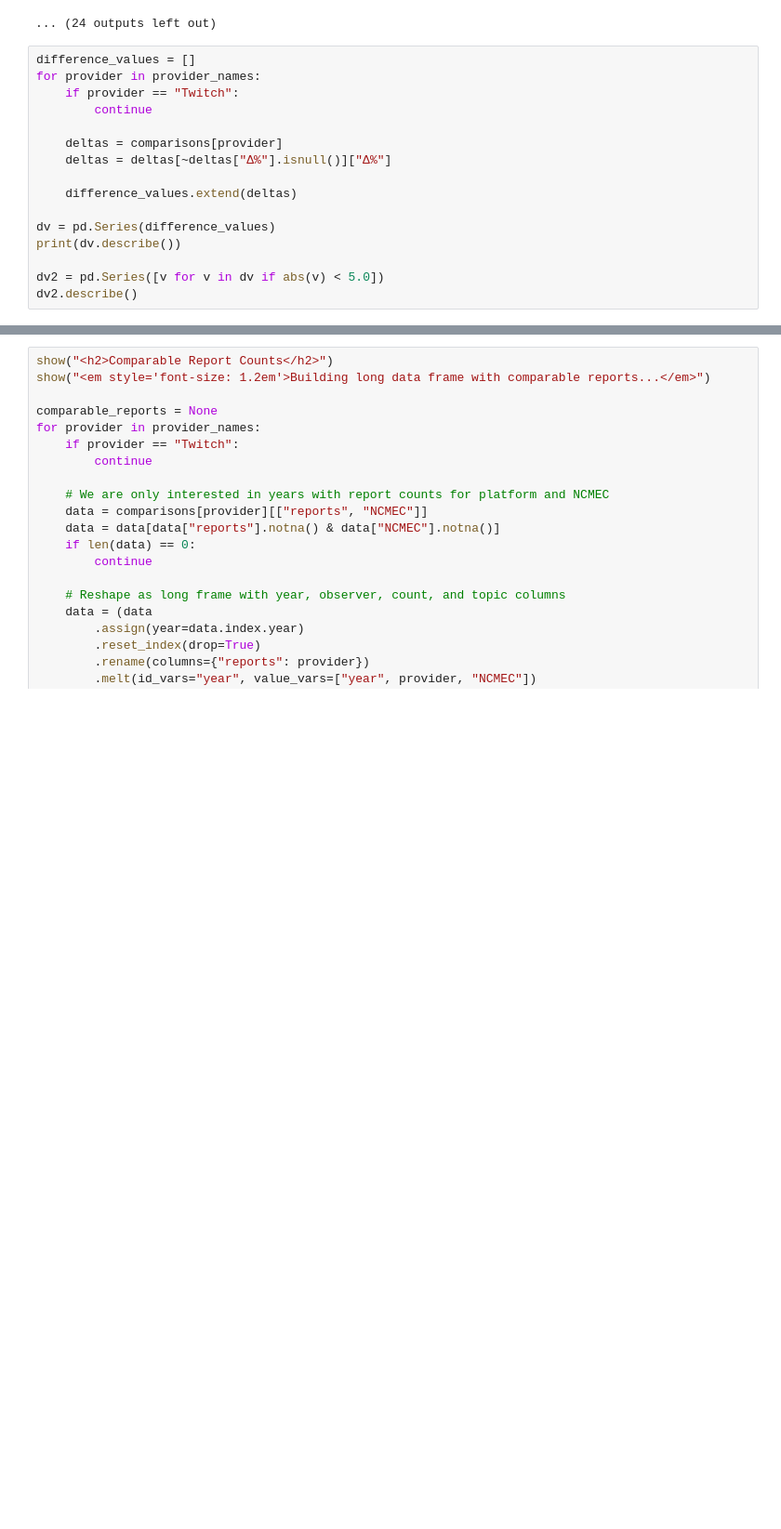
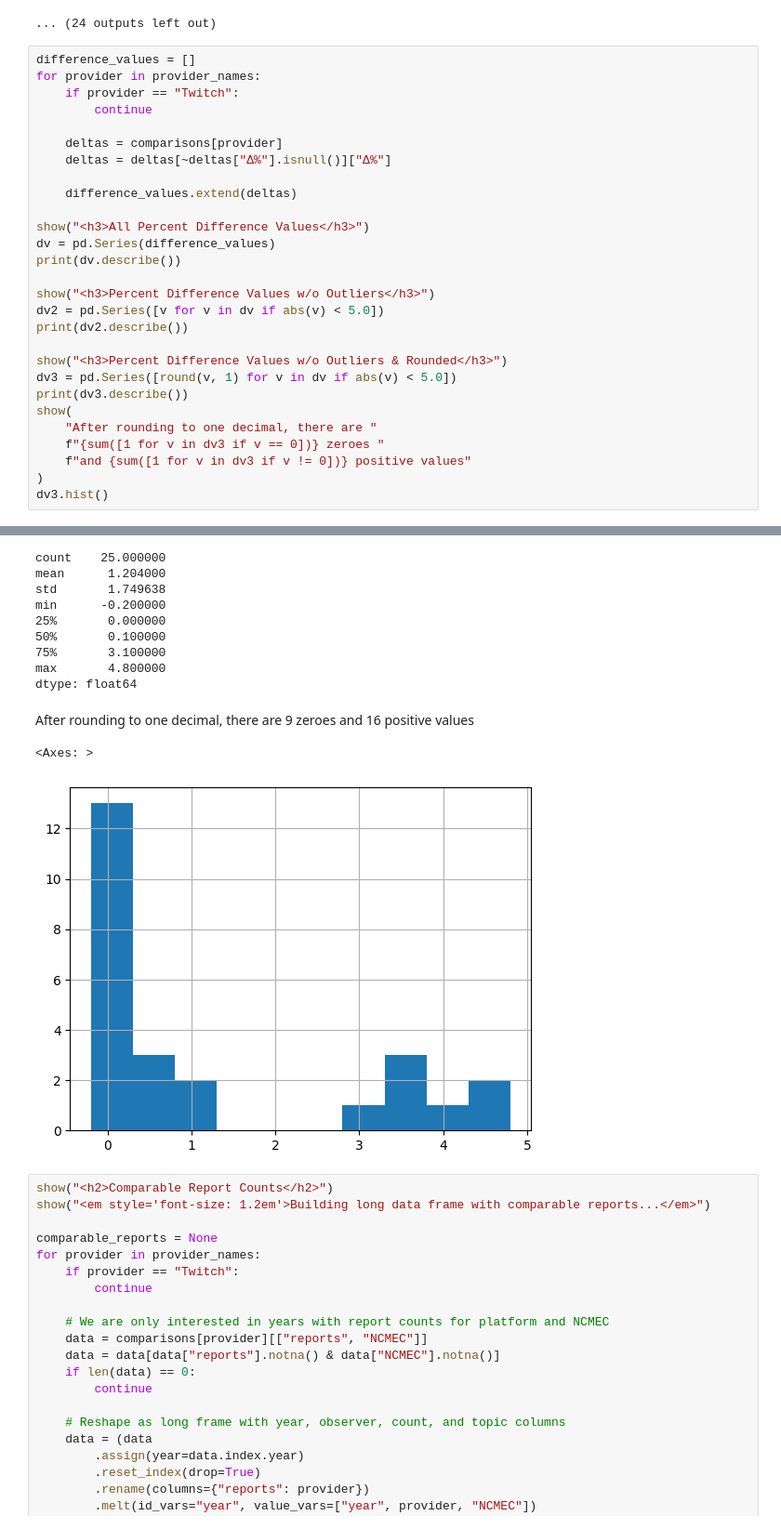
Before and after one commit to apparebit/diaphanous, a Jupyter notebook: analysis/platform.ipynb, the cells around one changed output, grey strips where cells are left out. Shown at 93% size. Drawn from its saved outputs; the diff is of its cells as text; blank space fills up the shorter version.

```diff
--- a/analysis/platform.ipynb
+++ b/analysis/platform.ipynb
@@ -441,9 +441,21 @@ for provider in provider_names:
 
     difference_values.extend(deltas)
 
+show("<h3>All Percent Difference Values</h3>")
 dv = pd.Series(difference_values)
 print(dv.describe())
 
+show("<h3>Percent Difference Values w/o Outliers</h3>")
 dv2 = pd.Series([v for v in dv if abs(v) < 5.0])
-dv2.describe()
+print(dv2.describe())
+
+show("<h3>Percent Difference Values w/o Outliers & Rounded</h3>")
+dv3 = pd.Series([round(v, 1) for v in dv if abs(v) < 5.0])
+print(dv3.describe())
+show(
+    "After rounding to one decimal, there are "
+    f"{sum([1 for v in dv3 if v == 0])} zeroes "
+    f"and {sum([1 for v in dv3 if v != 0])} positive values"
+)
+dv3.hist()
 # %% [output]
@@ -468,3 +483,15 @@ dtype: float64
+count    25.000000
+mean      1.204000
+std       1.749638
+min      -0.200000
+25%       0.000000
+50%       0.100000
+75%       3.100000
+max       4.800000
+dtype: float64
+After rounding to one decimal, there are 9 zeroes and 16 positive values
+<Axes: >
+[figure, added]
 # %%
 show("<h2>Comparable Report Counts</h2>")
 show("<em style='font-size: 1.2em'>Building long data frame with comparable reports...</em>")
```
Also changed, not shown: parts of 1 cell of this notebook, 4 other files.
